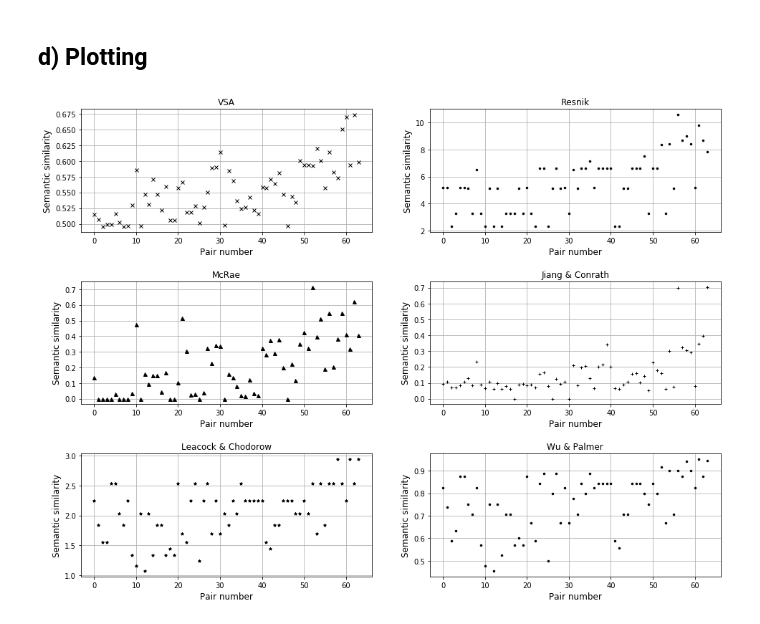
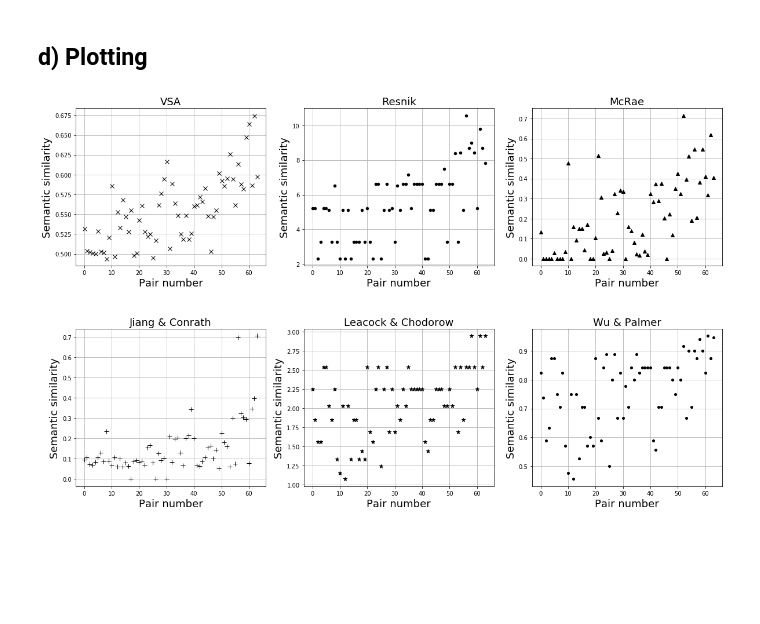
Before and after one commit to jobquiroz/VSA_concepts, a Jupyter notebook: Code/Experiments.ipynb, the cells around one changed output. Saved outputs shown, nothing was run; the diff lists cells and outputs as text; code cells hidden in the pictures; blank space fills up the shorter version.

Commit message:
Slight changes in plotting

```diff
--- a/Code/Experiments.ipynb
+++ b/Code/Experiments.ipynb
@@ -196,52 +191,54 @@ print correlations
 ## d) Plotting
 # %%
 # Plotting
-plt.rcParams["figure.figsize"] = [16,12]
+plt.rcParams["figure.figsize"] = [20,12]
+f_size = 18
+
 plt.subplots_adjust(hspace=0.4)
-plt.subplot(321)
-plt.plot(HD_sim, color='k', linestyle='None', marker='x', markersize=5, linewidth=1 )
+plt.subplot(231)
+plt.plot(HD_sim, color='k', linestyle='None', marker='x', markersize=7, linewidth=1 )
 
-plt.title('VSA')
-plt.xlabel('Pair number', fontsize=12)
-plt.ylabel('Semantic similarity', fontsize=12)
+plt.title('VSA', fontsize=f_size)
+plt.xlabel('Pair number', fontsize=f_size)
+plt.ylabel('Semantic similarity', fontsize=f_size)
 plt.grid(True)
 
-plt.subplot(322)
-plt.plot(res_sim, color='k', linestyle='None', marker='.', markersize=5, linewidth=1 )
-plt.title('Resnik')
-plt.xlabel('Pair number', fontsize=12)
-plt.ylabel('Semantic similarity', fontsize=12)
+plt.subplot(232)
+plt.plot(res_sim, color='k', linestyle='None', marker='.', markersize=9, linewidth=1 )
+plt.title('Resnik', fontsize=f_size)
+plt.xlabel('Pair number', fontsize=f_size)
+plt.ylabel('Semantic similarity', fontsize=f_size)
 plt.grid(True)
 
-plt.subplot(323)
-plt.plot(McRae_sim, color='k', linestyle='None', marker='^', markersize=5, linewidth=1 )
-plt.title('McRae')
-plt.xlabel('Pair number', fontsize=12)
-plt.ylabel('Semantic similarity', fontsize=12)
+plt.subplot(233)
+plt.plot(McRae_sim, color='k', linestyle='None', marker='^', markersize=6, linewidth=1 )
+plt.title('McRae', fontsize=f_size)
+plt.xlabel('Pair number', fontsize=f_size)
+plt.ylabel('Semantic similarity', fontsize=f_size)
 plt.grid(True)
 
-plt.subplot(324)
-plt.plot(jcn_sim, color='k', linestyle='None', marker='+', markersize=4, linewidth=1 )
-plt.title('Jiang & Conrath')
-plt.xlabel('Pair number', fontsize=12)
-plt.ylabel('Semantic similarity', fontsize=12)
+plt.subplot(234)
+plt.plot(jcn_sim, color='k', linestyle='None', marker='+', markersize=8, linewidth=1 )
+plt.title('Jiang & Conrath', fontsize=f_size)
+plt.xlabel('Pair number', fontsize=f_size)
+plt.ylabel('Semantic similarity', fontsize=f_size)
 plt.grid(True)
 
-plt.subplot(325)
-plt.plot(lch_sim, color='k', linestyle='None', marker='*', markersize=4, linewidth=1 )
-plt.title('Leacock & Chodorow')
-plt.xlabel('Pair number', fontsize=12)
-plt.ylabel('Semantic similarity', fontsize=12)
+plt.subplot(235)
+plt.plot(lch_sim, color='k', linestyle='None', marker='*', markersize=7, linewidth=1 )
+plt.title('Leacock & Chodorow', fontsize=f_size)
+plt.xlabel('Pair number', fontsize=f_size)
+plt.ylabel('Semantic similarity', fontsize=f_size)
 plt.grid(True)
 
-plt.subplot(326)
-plt.plot(wup_sim, color='k', linestyle='None', marker='.', markersize=5, linewidth=1 )
-plt.title('Wu & Palmer')
-plt.xlabel('Pair number', fontsize=12)
-plt.ylabel('Semantic similarity', fontsize=12)
+plt.subplot(236)
+plt.plot(wup_sim, color='k', linestyle='None', marker='.', markersize=8, linewidth=1 )
+plt.title('Wu & Palmer', fontsize=f_size)
+plt.xlabel('Pair number', fontsize=f_size)
+plt.ylabel('Semantic similarity', fontsize=f_size)
 plt.grid(True)
 
 
-plt.savefig('SubPlots.png', dpi=300)
+plt.savefig('SubPlots.png') #, dpi=1000)
 # %% [output]
-[figure, old version]
+[figure, new version]
```
Also changed, not shown: parts of 2 cells of this notebook.
